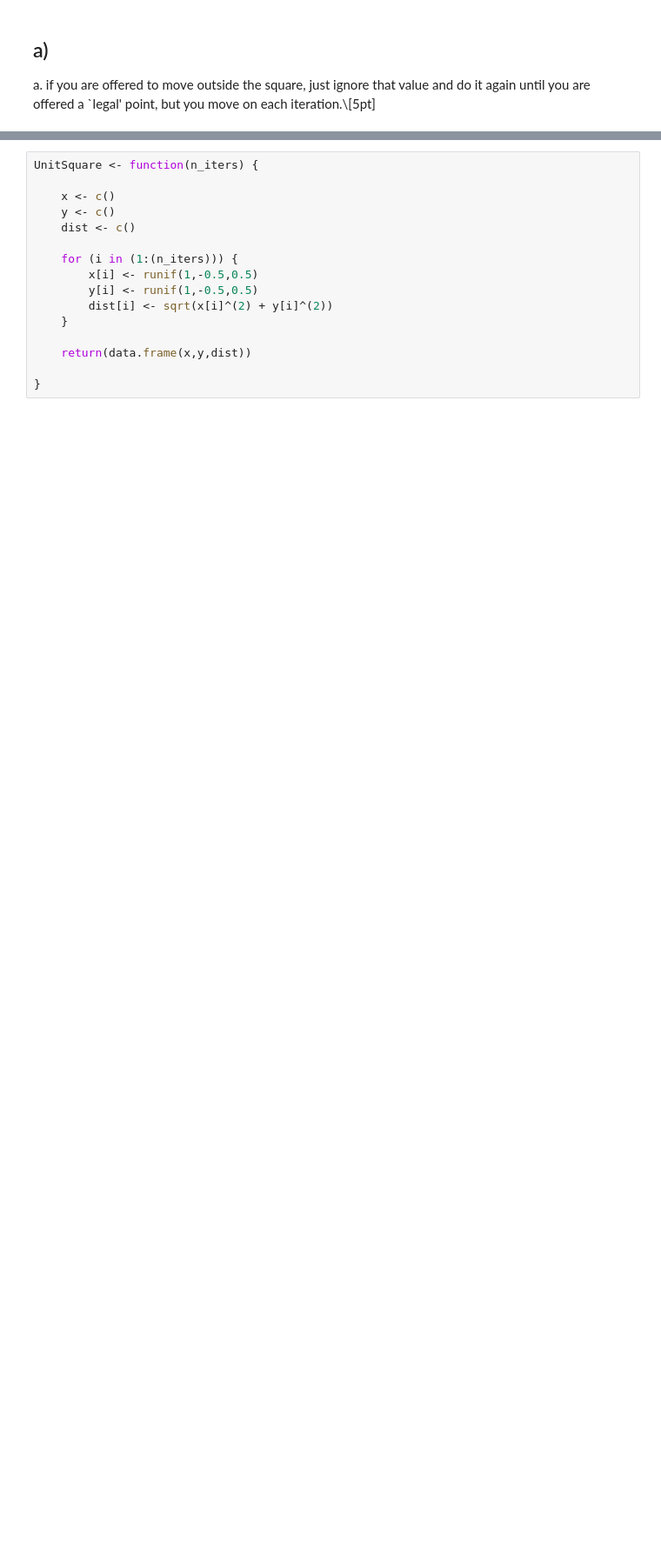
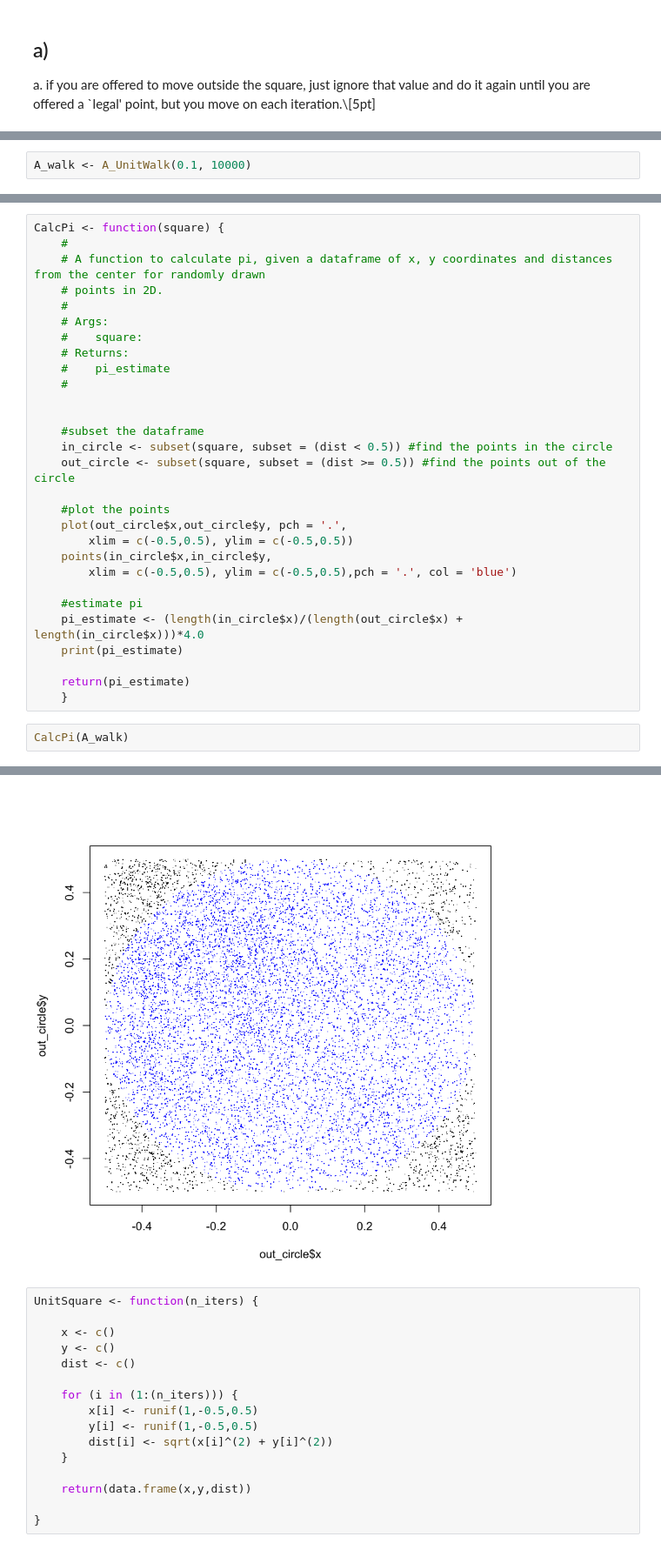
Before and after one commit to franklinmarsh/computational_statistics, a Jupyter notebook: hw4.ipynb, the cells around one changed output, grey strips where cells are left out. Shown: that part at 87% size. Drawn from its saved outputs; the diff is of its cells as text; blank space fills up the shorter version.

```diff
--- a/hw4.ipynb
+++ b/hw4.ipynb
@@ -130,0 +228,2 @@ plot(walk[[1]],walk[[2]], type = 'l',
+# %%
+A_walk <- A_UnitWalk(0.1, 10000)
@@ -130,0 +242,32 @@ plot(walk[[1]],walk[[2]], type = 'l',
+# %%
+CalcPi <- function(square) {
+    #
+    # A function to calculate pi, given a dataframe of x, y coordinates and distances from the center for randomly drawn
+    # points in 2D.
+    #
+    # Args:
+    #    square:
+    # Returns:
+    #    pi_estimate
+    #
+
+
+    #subset the dataframe
+    in_circle <- subset(square, subset = (dist < 0.5)) #find the points in the circle
+    out_circle <- subset(square, subset = (dist >= 0.5)) #find the points out of the circle
+
+    #plot the points
+    plot(out_circle$x,out_circle$y, pch = '.',
+        xlim = c(-0.5,0.5), ylim = c(-0.5,0.5))
+    points(in_circle$x,in_circle$y,
+        xlim = c(-0.5,0.5), ylim = c(-0.5,0.5),pch = '.', col = 'blue')
+
+    #estimate pi
+    pi_estimate <- (length(in_circle$x)/(length(out_circle$x) + length(in_circle$x)))*4.0
+    print(pi_estimate)
+
+    return(pi_estimate)
+    }
+# %%
+CalcPi(A_walk)
+# %% [output]
@@ -131,3 +276,4 @@ plot(walk[[1]],walk[[2]], type = 'l',
+[figure, added]
 # %%
 UnitSquare <- function(n_iters) {
 
```
Also changed, not shown: parts of 24 cells of this notebook, 2 other files.
